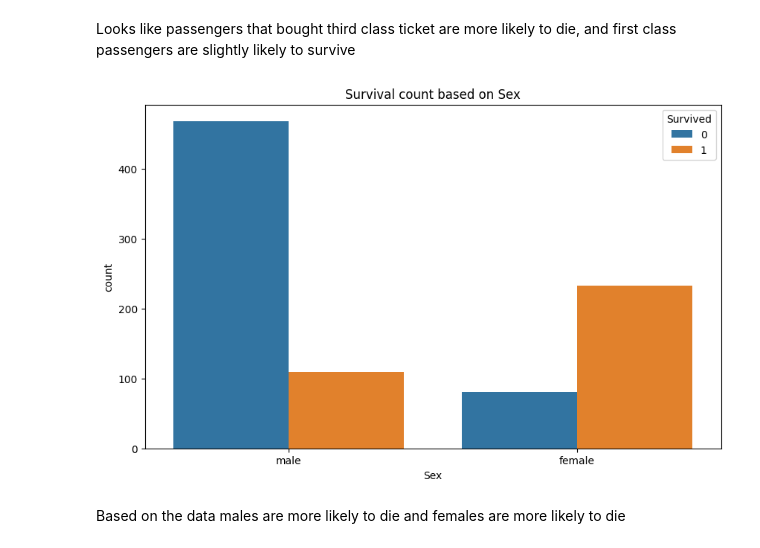
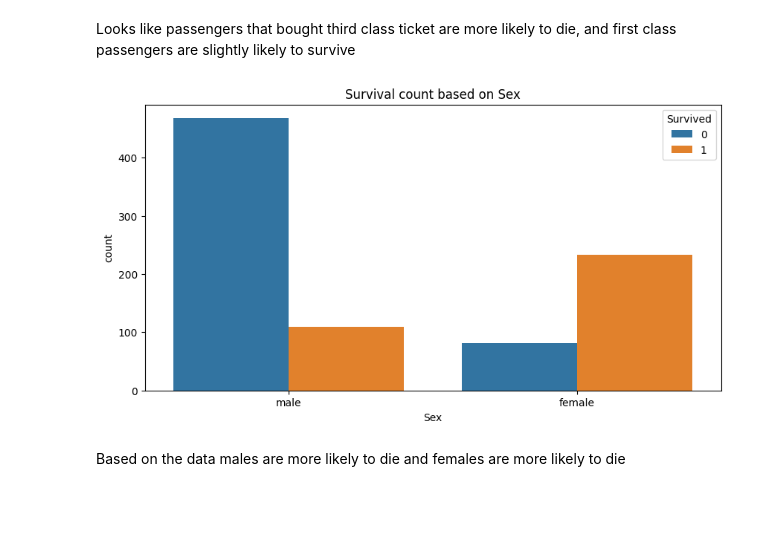
Before and after one commit to bethanysantos/Kaggle--Titanic-Challenge, a Jupyter notebook: titanic data analysis.ipynb, the cells around one changed output. Saved outputs shown, nothing was run; the diff lists cells and outputs as text; code cells hidden in the pictures; blank space fills up the shorter version.

```diff
--- a/titanic data analysis.ipynb
+++ b/titanic data analysis.ipynb
@@ -115,12 +133,12 @@ plt.show()
 Looks like passengers that bought third class ticket are more likely to die, and first class passengers are slightly likely to survive
 # %%
 # lets see how age correlates to survivability
-plt.figure(figsize=(10, 6))
+plt.figure(figsize=(10, 5))
 sns.countplot(data=train_clean, x='Sex', hue='Survived')
 plt.title('Survival count based on Sex')
 plt.show()
 # %% [output]
-[figure, old version]
+[figure, new version]
 # %% [markdown]
 Based on the data males are more likely to die and females are more likely to die
 # %%
```
Also changed, not shown: parts of 10 cells of this notebook.
